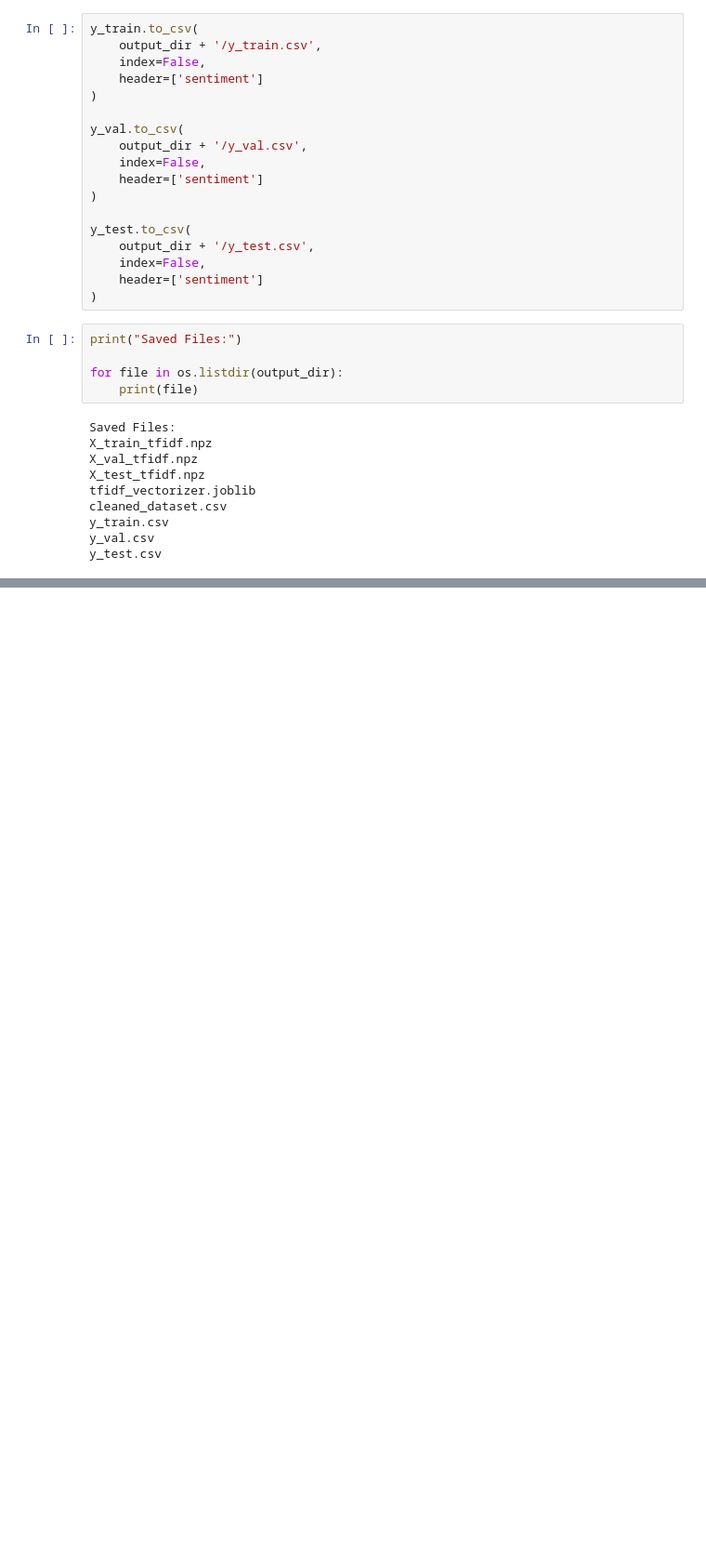
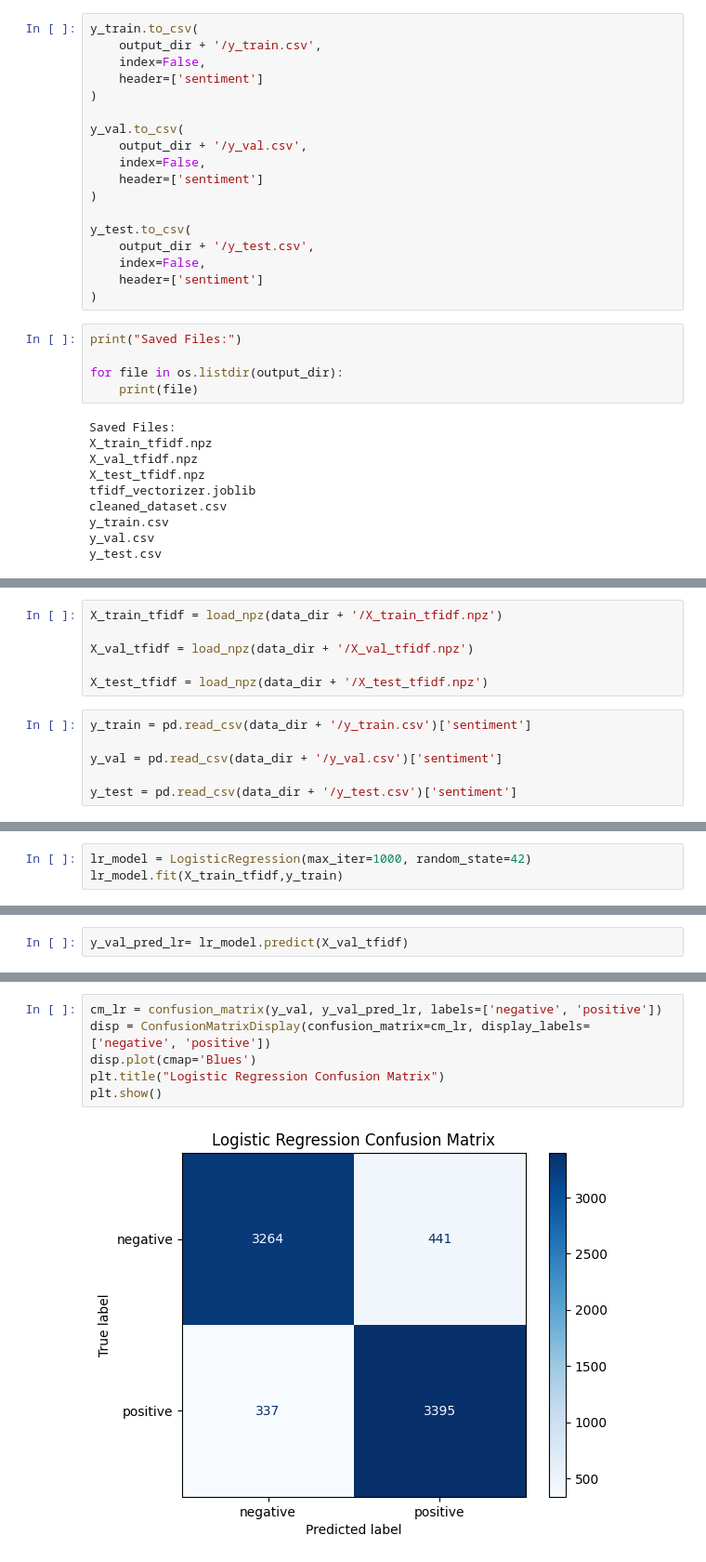
Before and after one commit to janamaher30/Machine-Learning-Project-, a Jupyter notebook: Part_C_Text_Classification.ipynb, the cells around one changed output, grey strips where cells are left out. Shown at 93% size. Saved outputs shown, nothing was run; the diff lists cells and outputs as text; blank space fills up the shorter version.

Commit message:
Add Logistic Regression and Linear SVM models with hyperparameter tuning

```diff
--- a/Part_C_Text_Classification.ipynb
+++ b/Part_C_Text_Classification.ipynb
@@ -358,0 +370,12 @@ y_test.csv
+# %%
+X_train_tfidf = load_npz(data_dir + '/X_train_tfidf.npz')
+
+X_val_tfidf = load_npz(data_dir + '/X_val_tfidf.npz')
+
+X_test_tfidf = load_npz(data_dir + '/X_test_tfidf.npz')
+# %%
+y_train = pd.read_csv(data_dir + '/y_train.csv')['sentiment']
+
+y_val = pd.read_csv(data_dir + '/y_val.csv')['sentiment']
+
+y_test = pd.read_csv(data_dir + '/y_test.csv')['sentiment']
@@ -358,0 +400,3 @@ y_test.csv
+# %%
+lr_model = LogisticRegression(max_iter=1000, random_state=42)
+lr_model.fit(X_train_tfidf,y_train)
@@ -358,0 +405,2 @@ y_test.csv
+# %%
+y_val_pred_lr= lr_model.predict(X_val_tfidf)
@@ -358,0 +426,8 @@ y_test.csv
+# %%
+cm_lr = confusion_matrix(y_val, y_val_pred_lr, labels=['negative', 'positive'])
+disp = ConfusionMatrixDisplay(confusion_matrix=cm_lr, display_labels=['negative', 'positive'])
+disp.plot(cmap='Blues')
+plt.title("Logistic Regression Confusion Matrix")
+plt.show()
+# %% [output]
+[figure, added]
```
Also changed, not shown: parts of 28 cells of this notebook.
